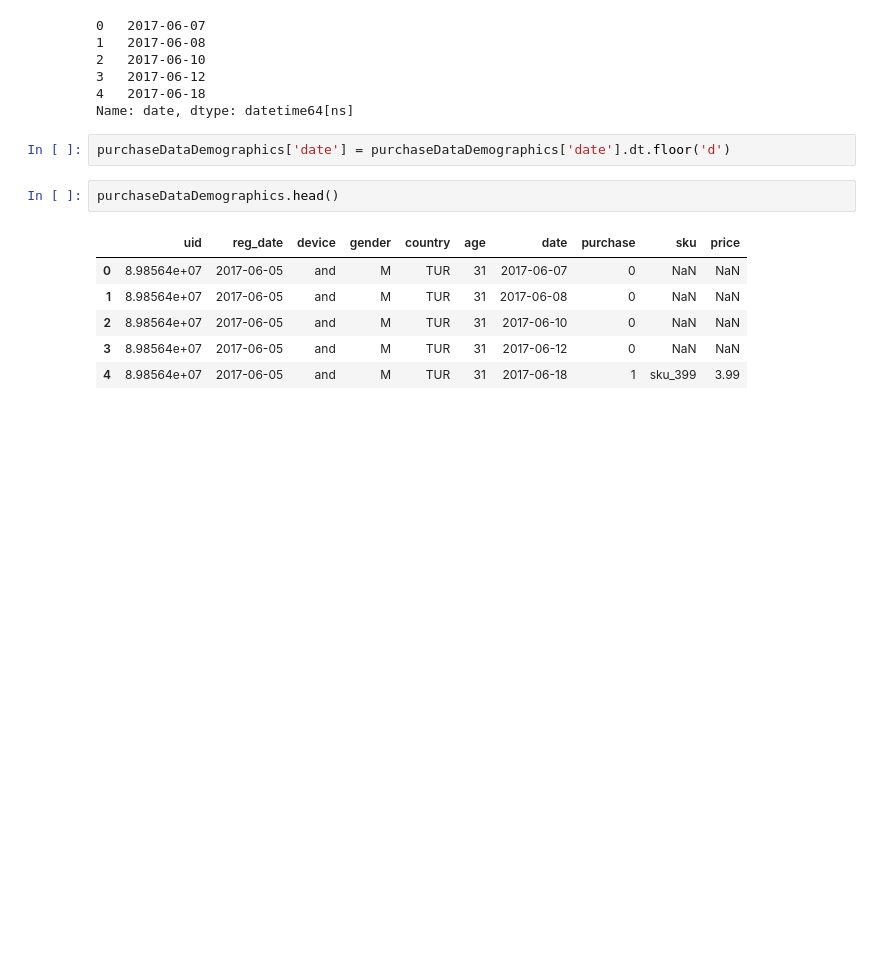
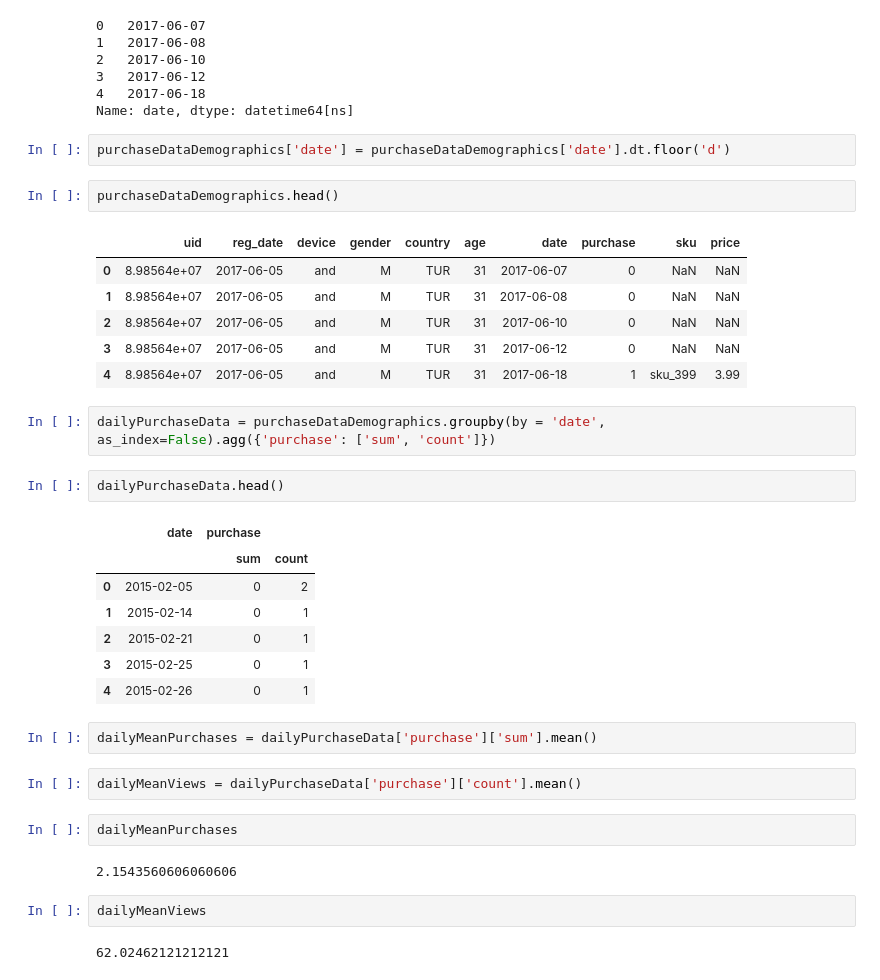
Before and after one commit to sushant2811/customerAnalyticsWithA-BTesting, a Jupyter notebook: customerAnalyticsWithA-BTesting.ipynb, the cells around one changed output. Saved outputs shown, nothing was run; the diff lists cells and outputs as text; blank space fills up the shorter version.

Commit message:
calculating daily mean purchases and daily mean views

```diff
--- a/customerAnalyticsWithA-BTesting.ipynb
+++ b/customerAnalyticsWithA-BTesting.ipynb
@@ -623,3 +623,27 @@ purchaseDataDemographics.head()
 | 2 | 8.98564e+07 | 2017-06-05 | and | M | TUR | 31 | 2017-06-10 | 0 | NaN | NaN |
 | 3 | 8.98564e+07 | 2017-06-05 | and | M | TUR | 31 | 2017-06-12 | 0 | NaN | NaN |
 | 4 | 8.98564e+07 | 2017-06-05 | and | M | TUR | 31 | 2017-06-18 | 1 | sku_399 | 3.99 |
+# %%
+dailyPurchaseData = purchaseDataDemographics.groupby(by = 'date', as_index=False).agg({'purchase': ['sum', 'count']})
+# %%
+dailyPurchaseData.head()
+# %% [output]
+|  | date | purchase |  |
+|  |  | sum | count |
+| 0 | 2015-02-05 | 0 | 2 |
+| 1 | 2015-02-14 | 0 | 1 |
+| 2 | 2015-02-21 | 0 | 1 |
+| 3 | 2015-02-25 | 0 | 1 |
+| 4 | 2015-02-26 | 0 | 1 |
+# %%
+dailyMeanPurchases = dailyPurchaseData['purchase']['sum'].mean()
+# %%
+dailyMeanViews = dailyPurchaseData['purchase']['count'].mean()
+# %%
+dailyMeanPurchases
+# %% [output]
+2.1543560606060606
+# %%
+dailyMeanViews
+# %% [output]
+62.02462121212121
```
